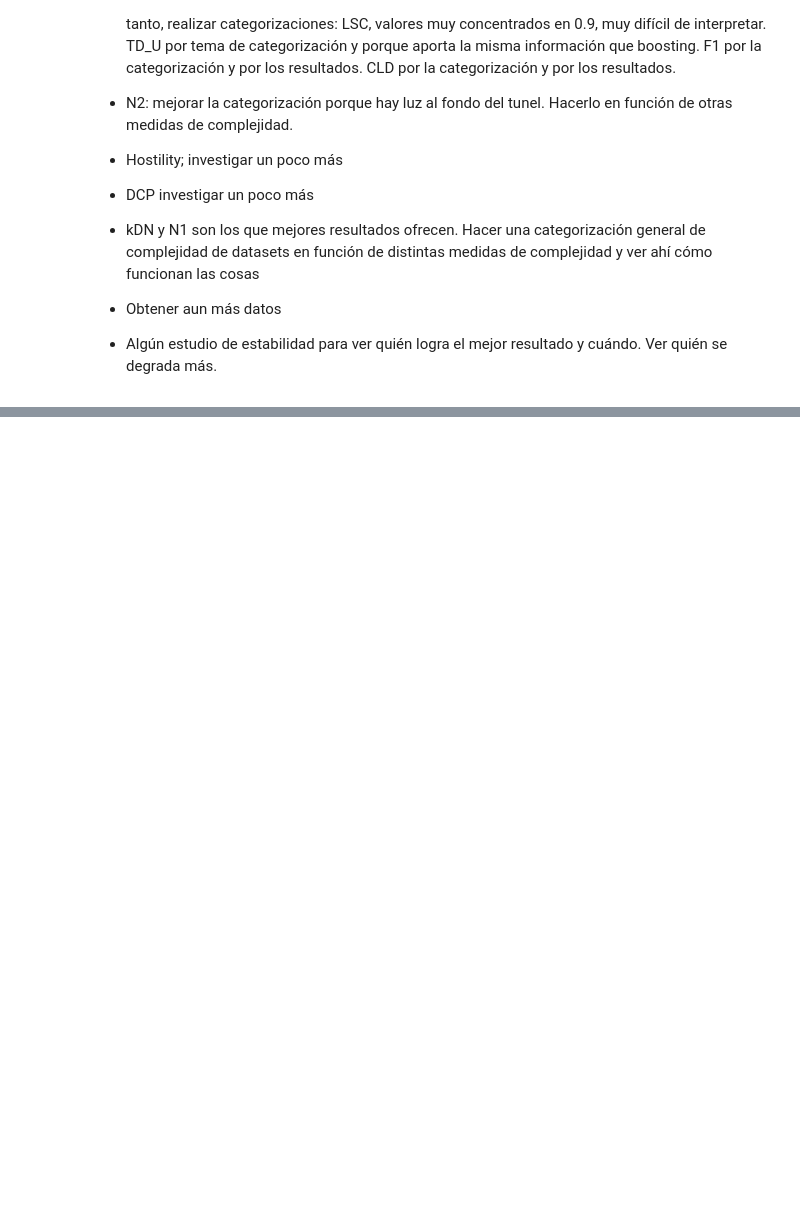
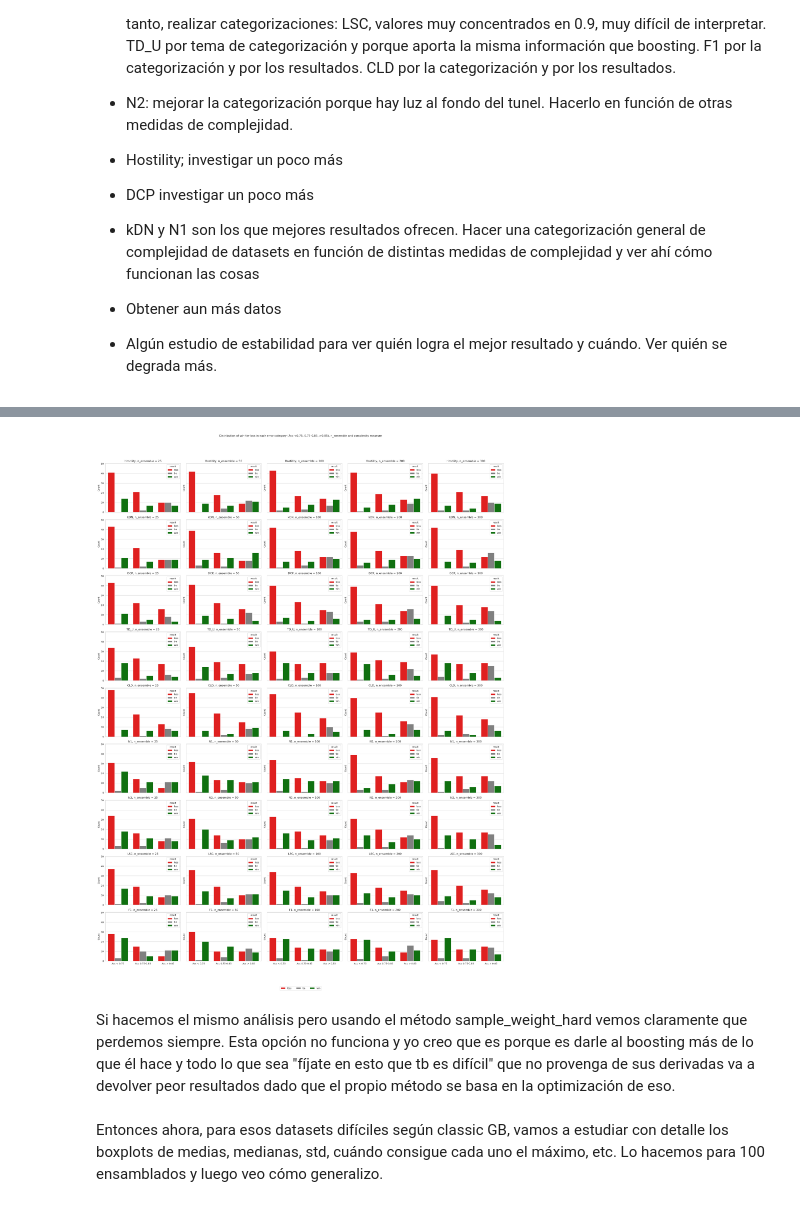
Before and after one commit to carmenlancho/EnsemblesComplexity, a Jupyter notebook: Notebooks/Analysis_GB_LevelOfComplexity.ipynb, the cells around one changed output, grey strips where cells are left out. Cells and saved outputs as stored; diff of their text form; code cells hidden in the pictures; blank space fills up the shorter version.

```diff
--- a/Notebooks/Analysis_GB_LevelOfComplexity.ipynb
+++ b/Notebooks/Analysis_GB_LevelOfComplexity.ipynb
@@ -1378,0 +1611,65 @@ Cuando el conjunto de datos es difícil, es mejor darle más peso a lo fácil. C
+# %%
+# Estudiamos esto mismo para el caso de sample_weight_hard
+results_df_sw_hard
+bins = [0, 0.75, 0.85, 1]
+labels = ['Acc < 0.75', 'Acc 0.75-0.85', 'Acc > 0.85']
+results_df_sw_hard['classic_category'] = pd.cut(results_df_sw_hard['classic'], bins=bins, labels=labels)
+
+distribution = (
+    results_df_sw_hard
+    .groupby(['classic_category', 'n_ensemble', 'compl_measure', 'result'])
+    .size()
+    .reset_index(name='count')
+)
+
+distribution['proportion'] = (
+    distribution['count'] /
+    distribution.groupby(['classic_category', 'n_ensemble', 'compl_measure'])['count'].transform('sum')
+)
+
+
+n_rows = len(results_df_sw_hard['compl_measure'].unique())
+list_n_ensembles = list([25,50,100,200,300])
+n_cols = len(list_n_ensembles)
+fig, axes = plt.subplots(n_rows, n_cols, figsize=(5 * n_cols, 4 * n_rows), sharex=True, sharey=True)
+fig.suptitle("Distribution of win-tie-loss in each error category (Acc <0.75, 0.75-0.85, >0.85), n_ensemble and complexity measure")
+
+# Gráfico para cada combinación de compl_measure y n_ensemble
+for i, compl_measure in enumerate(results_df_sw_hard['compl_measure'].unique()):
+    for j, n_ensemble in enumerate(list_n_ensembles):
+        # Filtrar datos para el gráfico actual
+        subset = distribution[
+            (distribution['compl_measure'] == compl_measure) &
+            (distribution['n_ensemble'] == n_ensemble)
+        ]
+
+        if subset.empty:
+            continue  # Saltar combinaciones sin datos
+
+        # Gráfico de barras apiladas
+        ax = axes[i, j] if n_rows > 1 else axes[j]  # Ajuste si hay una sola fila de gráficos
+        sns.barplot(
+            data=subset,
+            x='classic_category',
+            y='count',
+            hue='result',
+            ax=ax,
+            palette={'win': 'green', 'tie': 'grey', 'loss': 'red'},
+            order=labels
+        )
+        ax.set_title(f'{compl_measure}, n_ensemble = {n_ensemble}')
+        ax.set_xlabel('')
+        ax.set_ylabel('Count')
+
+# Ajustar la leyenda y el diseño
+handles, labels = ax.get_legend_handles_labels()
+fig.legend(handles, labels, loc='upper center', ncol=3, bbox_to_anchor=(0.5, 0.05))
+fig.tight_layout(rect=[0, 0.08, 1, 0.95])
+
+plt.show()
+# %% [output]
+[figure, added]
+# %% [markdown]
+Si hacemos el mismo análisis pero usando el método sample_weight_hard vemos claramente que perdemos siempre. Esta opción no funciona y yo creo que es porque es darle al boosting más de lo que él hace y todo lo que sea "fíjate en esto que tb es difícil" que no provenga de sus derivadas va a devolver peor resultados dado que el propio método se basa en la optimización de eso.
+# %% [markdown]
+Entonces ahora, para esos datasets difíciles según classic GB, vamos a estudiar con detalle los boxplots de medias, medianas, std, cuándo consigue cada uno el máximo, etc. Lo hacemos para 100 ensamblados y luego veo cómo generalizo.
```
Also changed, not shown: parts of 23 cells of this notebook.
